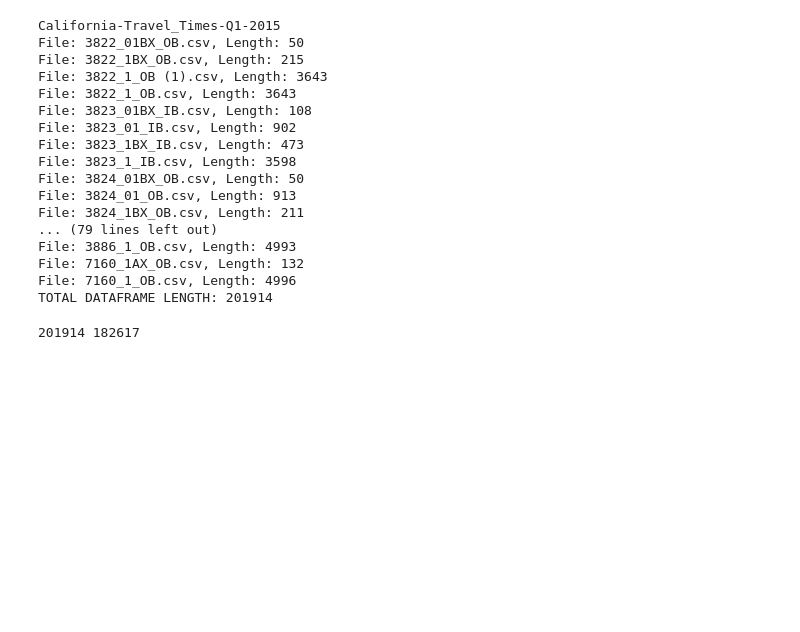
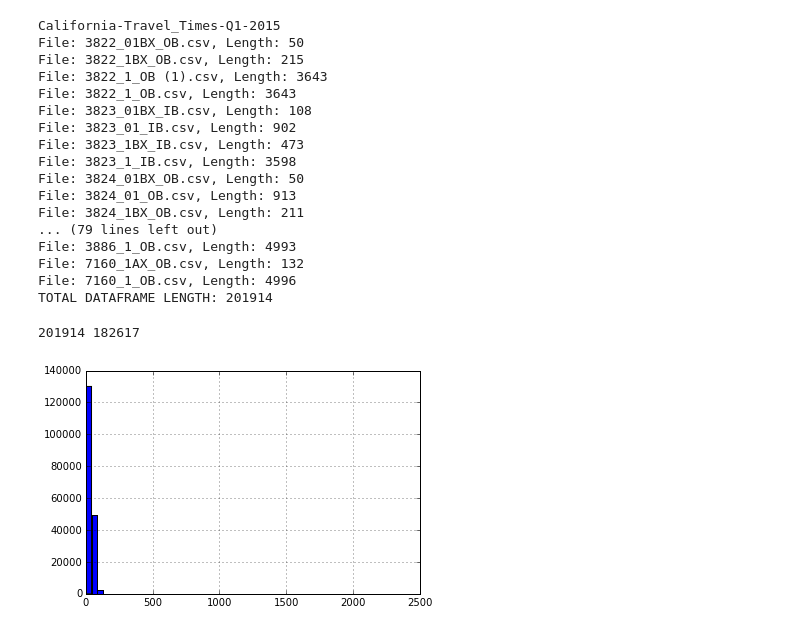
Before and after one commit to pksohn/Berkeley, a Jupyter notebook: TSP Dataset Cleaning.ipynb, the cells around one changed output. Cells and saved outputs as stored; diff of their text form; code cells hidden in the pictures; blank space fills up the shorter version.

```diff
--- a/TSP Dataset Cleaning.ipynb
+++ b/TSP Dataset Cleaning.ipynb
@@ -189,2 +190,9 @@ eda.to_csv("travel_times_eda.csv")
 # %% [output]
 201914 182617
+# %%
+# outlier analysis
+# histogram before any cutoffs
+eda.TT.hist(bins=50)
+plt.show()
+# %% [output]
+[figure, added]
```
Also changed, not shown: parts of 7 cells of this notebook.
